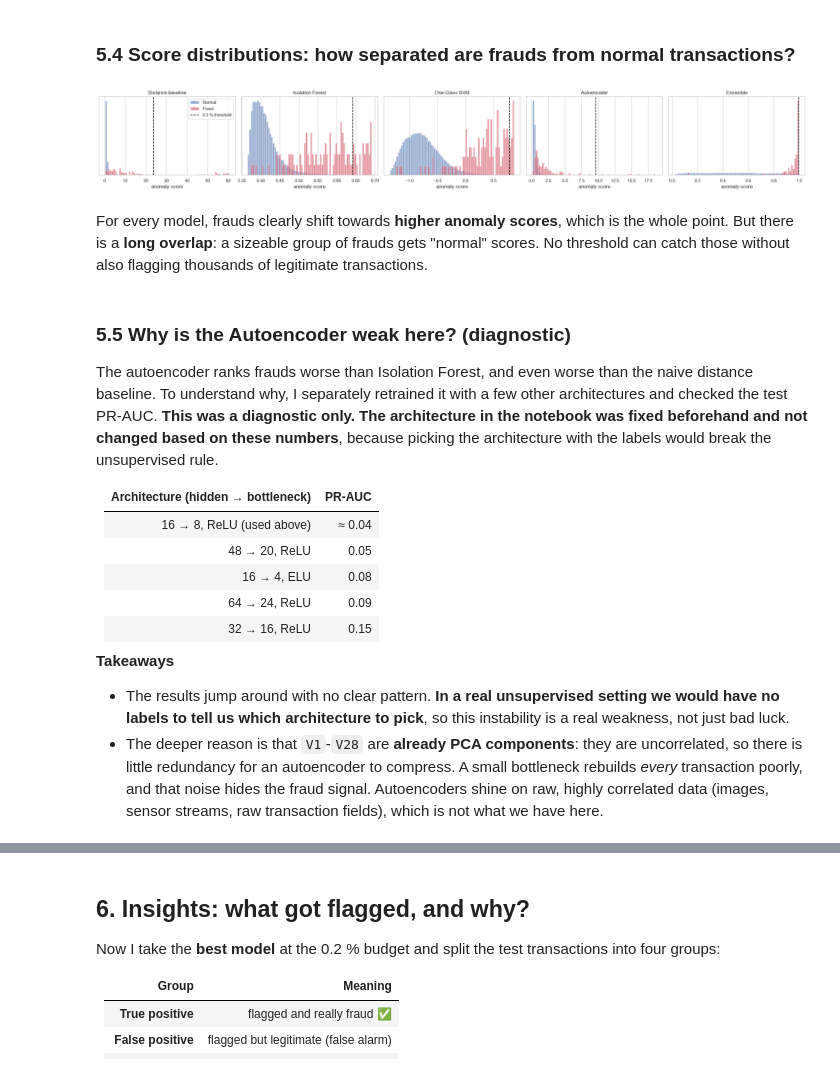
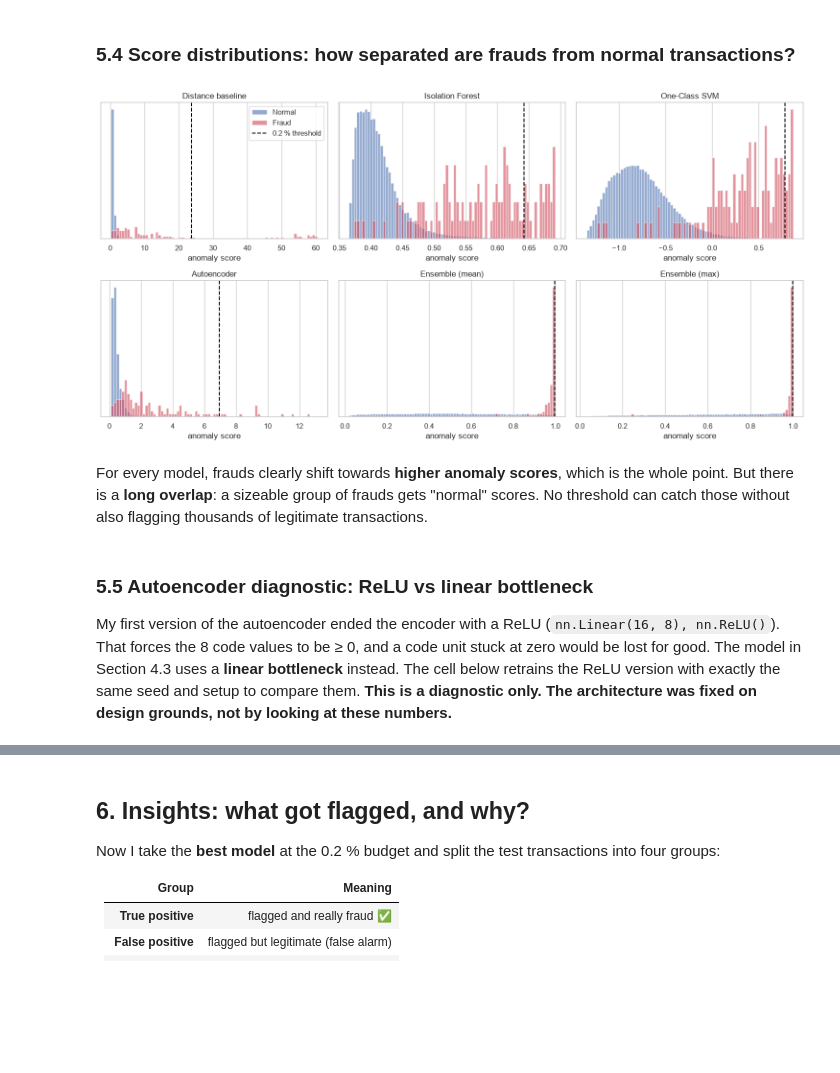
Before and after one commit to alinajdi225/anomaly_detection, a Jupyter notebook: anomaly_detection.ipynb, the cells around one changed output, grey strips where cells are left out. Cells and saved outputs as stored; diff of their text form; code cells hidden in the pictures; blank space fills up the shorter version.

```diff
--- a/anomaly_detection.ipynb
+++ b/anomaly_detection.ipynb
@@ -60,7 +60,7 @@ sns.set_theme(style="whitegrid", context="notebook")
 plt.rcParams["figure.dpi"] = 100
 NORMAL_C, FRAUD_C = "#4C72B0", "#D1495B"
 MODEL_COLORS = {"Distance baseline": "#9E9E9E", "Isolation Forest": "#2A9D8F", "One-Class SVM": "#E9C46A",
-                "Autoencoder": "#8E5EA2", "Ensemble": "#264653"}
+                "Autoencoder": "#8E5EA2", "Ensemble (mean)": "#264653", "Ensemble (max)": "#F4A261"}
 # %% [markdown]
 ## 1. Load the data
 The CSV is about 150 MB, which is larger than GitHub's 100 MB file limit, so it is **not** stored in the repository.
@@ -451,9 +468,10 @@ def to_percentile(train_s, s):
     return np.searchsorted(np.sort(train_s), s) / len(train_s)
 
 base_models = ["Isolation Forest", "One-Class SVM", "Autoencoder"]
-ens_train = np.mean([to_percentile(scores[m][0], scores[m][0]) for m in base_models], axis=0)
-ens_test = np.mean([to_percentile(scores[m][0], scores[m][1]) for m in base_models], axis=0)
-scores["Ensemble"] = (ens_train, ens_test)
+pct_train = np.array([to_percentile(scores[m][0], scores[m][0]) for m in base_models])
+pct_test = np.array([to_percentile(scores[m][0], scores[m][1]) for m in base_models])
+scores["Ensemble (mean)"] = (pct_train.mean(axis=0), pct_test.mean(axis=0))
+scores["Ensemble (max)"] = (pct_train.max(axis=0), pct_test.max(axis=0))
 # %% [markdown]
 ## 5. Evaluation: revealing the hidden labels 🔓
 Now, and only now, `y_test` is used to grade the models.
@@ -529,6 +549,10 @@ primary.style.format({"Precision": "{:.3f}", "Recall": "{:.3f}", "F1": "{:.3f}"}
 # %%
-fig, ax = plt.subplots(1, len(scores), figsize=(5 * len(scores), 4))
-for a, (name, (s_train, s_test)) in zip(ax, scores.items()):
+ncols = 3
+nrows = int(np.ceil(len(scores) / ncols))
+fig, axes = plt.subplots(nrows, ncols, figsize=(5 * ncols, 4 * nrows))
+for a in axes.flat[len(scores):]:
+    a.axis("off")
+for a, (name, (s_train, s_test)) in zip(axes.flat, scores.items()):
     cm = confusion_matrix(y_test, flag(s_train, s_test, PRIMARY_BUDGET))
     sns.heatmap(cm, annot=True, fmt=",", cmap="Blues", cbar=False, ax=a,
                 xticklabels=["Normal", "Flagged"], yticklabels=["Normal", "Fraud"])
@@ -589,41 +614,29 @@ sweep.pivot(index="Model", columns="Budget", values=["Precision", "Recall"]) \
 # %% [markdown]
 ### 5.4 Score distributions: how separated are frauds from normal transactions?
 # %%
-fig, ax = plt.subplots(1, len(scores), figsize=(5 * len(scores), 3.8))
-for a, (name, (s_train, s_test)) in zip(ax, scores.items()):
+ncols = 3
+nrows = int(np.ceil(len(scores) / ncols))
+fig, axes = plt.subplots(nrows, ncols, figsize=(5 * ncols, 3.8 * nrows))
+for a in axes.flat[len(scores):]:
+    a.axis("off")
+for a, (name, (s_train, s_test)) in zip(axes.flat, scores.items()):
     lo, hi = np.percentile(s_test, [0.5, 99.95])
     bins = np.linspace(lo, hi, 80)
     a.hist(s_test[y_test == 0], bins=bins, density=True, alpha=.6, color=NORMAL_C, label="Normal")
     a.hist(s_test[y_test == 1], bins=bins, density=True, alpha=.6, color=FRAUD_C, label="Fraud")
     a.axvline(np.quantile(s_train, 1 - PRIMARY_BUDGET), c="black", ls="--", label="0.2 % threshold")
     a.set_title(name); a.set_xlabel("anomaly score"); a.set_yticks([])
-ax[0].legend()
+axes.flat[0].legend()
 plt.tight_layout(); plt.show()
 # %% [output]
-[figure, old version]
+[figure, new version]
 # %% [markdown]
 For every model, frauds clearly shift towards **higher anomaly scores**, which is the whole point. But there is a
 **long overlap**: a sizeable group of frauds gets "normal" scores. No threshold can catch those without also
 flagging thousands of legitimate transactions.
 # %% [markdown]
-### 5.5 Why is the Autoencoder weak here? (diagnostic)
-The autoencoder ranks frauds worse than Isolation Forest, and even worse than the naive distance baseline.
-To understand why, I separately retrained it with a few other architectures and checked the test PR-AUC.
-**This was a diagnostic only. The architecture in the notebook was fixed beforehand and not changed based on these numbers**,
-because picking the architecture with the labels would break the unsupervised rule.
-
-| Architecture (hidden → bottleneck) | PR-AUC |
-|---|---|
-| 16 → 8, ReLU (used above) | ≈ 0.04 |
-| 48 → 20, ReLU | 0.05 |
-| 16 → 4, ELU | 0.08 |
-| 64 → 24, ReLU | 0.09 |
-| 32 → 16, ReLU | 0.15 |
-
-**Takeaways**
-- The results jump around with no clear pattern. **In a real unsupervised setting we would have no labels to tell us
-  which architecture to pick**, so this instability is a real weakness, not just bad luck.
-- The deeper reason is that `V1`-`V28` are **already PCA components**: they are uncorrelated, so there is little
-  redundancy for an autoencoder to compress. A small bottleneck rebuilds *every* transaction poorly, and that noise
-  hides the fraud signal. Autoencoders shine on raw, highly correlated data (images, sensor streams, raw transaction
-  fields), which is not what we have here.
+### 5.5 Autoencoder diagnostic: ReLU vs linear bottleneck
+My first version of the autoencoder ended the encoder with a ReLU (`nn.Linear(16, 8), nn.ReLU()`). That forces the
+8 code values to be ≥ 0, and a code unit stuck at zero would be lost for good. The model in Section 4.3 uses a
+**linear bottleneck** instead. The cell below retrains the ReLU version with exactly the same seed and setup to compare them.
+**This is a diagnostic only. The architecture was fixed on design grounds, not by looking at these numbers.**
```
Also changed, not shown: parts of 17 cells of this notebook, 1 other file.
